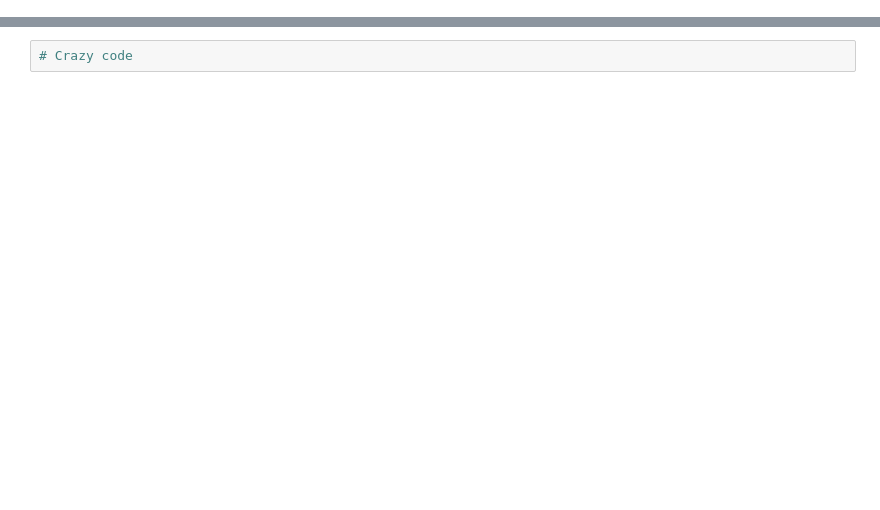
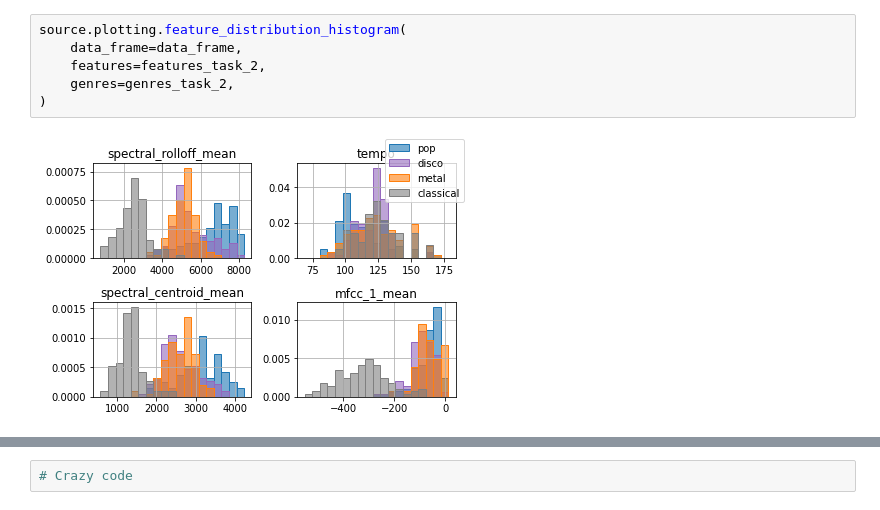
Before and after one commit to nicbres/ttt4275-music-classification, a Jupyter notebook: run.ipynb, the cells around one changed output, grey strips where cells are left out. Cells and saved outputs as stored; diff of their text form; blank space fills up the shorter version.

```diff
--- a/run.ipynb
+++ b/run.ipynb
@@ -73,0 +131,8 @@ source.plotting.error_rates_vs_params(ks, ps, training_data, test_data)
+# %%
+source.plotting.feature_distribution_histogram(
+    data_frame=data_frame,
+    features=features_task_2,
+    genres=genres_task_2,
+)
+# %% [output]
+[figure, added]
```
Also changed, not shown: parts of 38 cells of this notebook, 2 other files.
